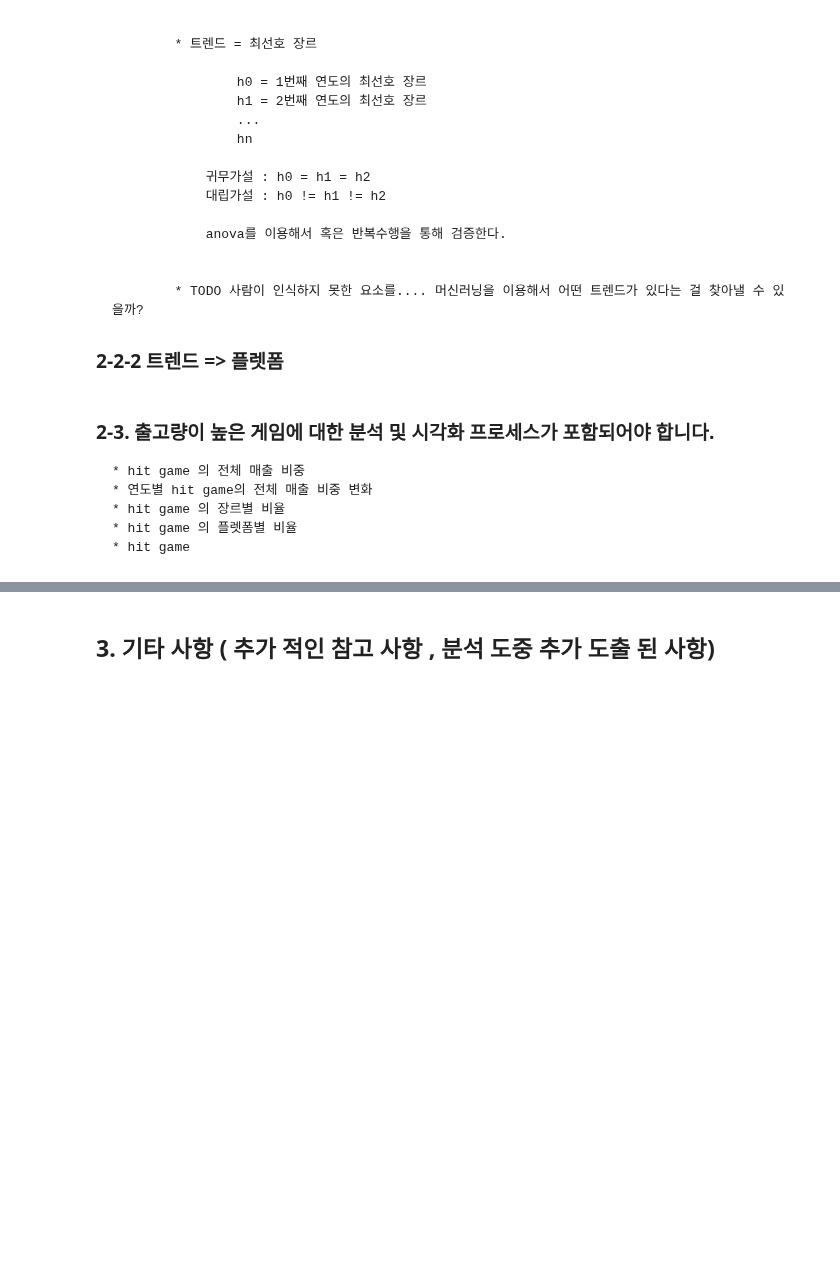
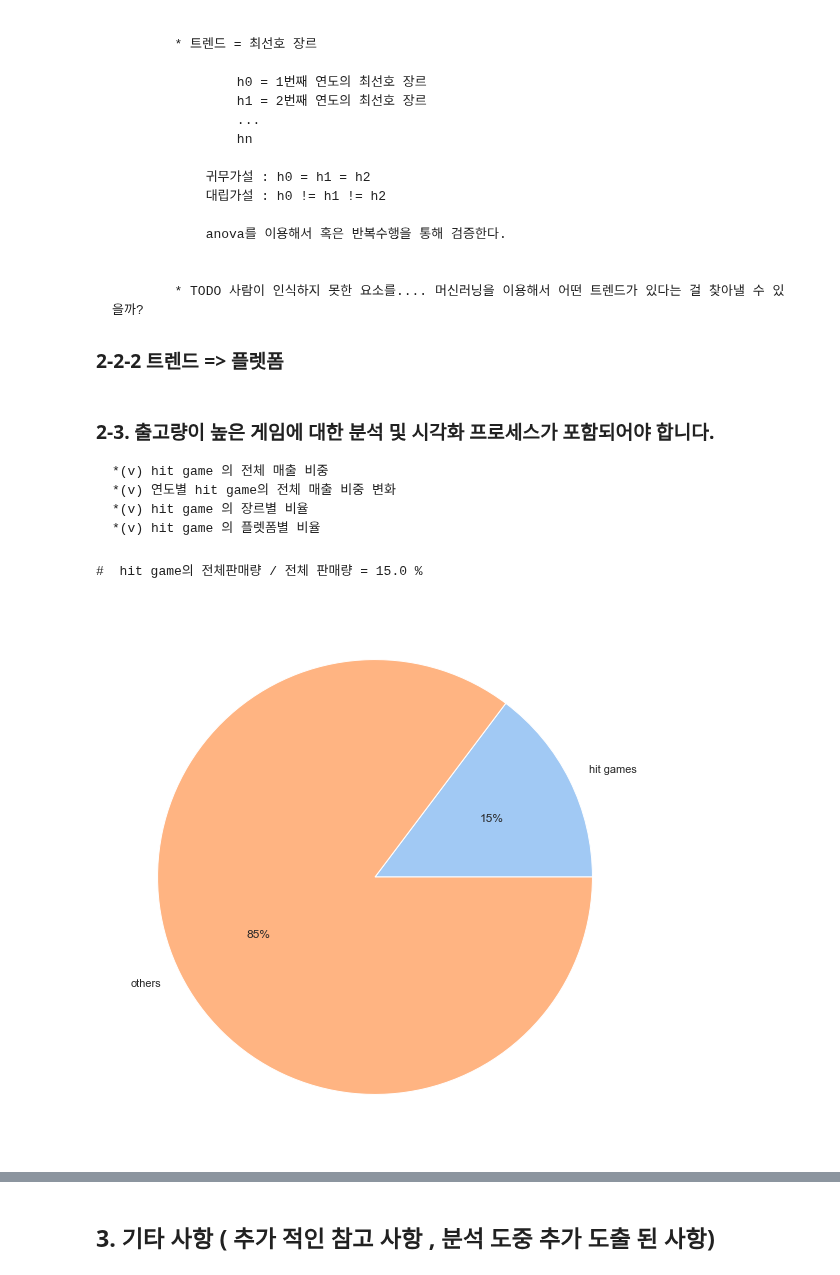
Before and after one commit to LamuneGitHub/A001_Python_Test, a Jupyter notebook: AI15_Prj_01/AI15-P1-이상필.ipynb, the cells around one changed output, grey strips where cells are left out. Drawn from its saved outputs; the diff is of its cells as text; code cells hidden in the pictures; blank space fills up the shorter version.

```diff
--- a/AI15_Prj_01/AI15-P1-이상필.ipynb
+++ b/AI15_Prj_01/AI15-P1-이상필.ipynb
@@ -36,6 +36,9 @@ def print_line_m() :
   print ("\n-----------------------")
 def print_line_s() :
   print ("\n----------")
+
+
+colors = sns.color_palette('pastel')[0:5]
 # %% [markdown]
 ## 함수 정의
 # %%
@@ -654,0 +753,18 @@ PS4     0.5
+# %%
+# hit game의 cluster 정하기
+list_cluster_hit_game = df_label_max.iloc[:4]['label'].values.tolist()
+print (list_cluster_hit_game)
+
+#(v)- p ( hit 게임)
+df_label_ratio = df['label'].value_counts(normalize=True ,dropna = True)
+P_hit = df_label_ratio.sort_values( )[:4].sum()
+display( P_hit )
+
+# hit 게임
+df_hit = df.query ( "label in @ list_cluster_hit_game "   )
+df_hit.reset_index ( drop=True)
+#(TODO)
+#df_hit = df.loc[ (df.label in [2, 4]).any() ]
+#df_hit = df[ ((df['label'] == 3 ) | ( df['label'] == 1 ))  ]
+
+df_hit.head()
@@ -655,3 +780,6 @@ PS4     0.5
+# %%
+# hit 컬럼에 hit game 여부 표시 하기
+df['hit'] = df.label.apply ( lambda x : True if x in list_cluster_hit_game else False   )
 # %% [markdown]
 ### 2-1. 지역에 따라서 선호하는 게임 장르가 다를까 라는 질문에 대답을 하셔야합니다.
 
@@ -752,8 +880,26 @@ PS4     0.5
 ### 2-2-2 트렌드 => 플렛폼
 # %% [markdown]
 ### 2-3. 출고량이 높은 게임에 대한 분석 및 시각화 프로세스가 포함되어야 합니다.
-    * hit game 의 전체 매출 비중
-    * 연도별 hit game의 전체 매출 비중 변화
-    * hit game 의 장르별 비율
-    * hit game 의 플렛폼별 비율
-    * hit game
+    *(v) hit game 의 전체 매출 비중
+    *(v) 연도별 hit game의 전체 매출 비중 변화
+    *(v) hit game 의 장르별 비율
+    *(v) hit game 의 플렛폼별 비율
+# %%
+# hit game 의 전체 매출 비중
+all_sales_df_boot = df.sum_Sales.sum()
+all_sales_df_hit =  df_hit.sum_Sales.sum()
+
+print ( f"#  hit game의 전체판매량 / 전체 판매량 = { np.round((all_sales_df_hit / all_sales_df_boot),2) * 100 } %")
+
+
+# 시각화
+lst_tmp = [ all_sales_df_hit , ( all_sales_df_boot - all_sales_df_hit )]
+keys = [ 'hit games' , 'others']
+
+# plotting data on chart
+plt.figure( figsize = (10,10) )
+plt.pie ( x=lst_tmp , labels=keys, autopct='%.0f%%' , colors=colors)
+plt.show()
+# %% [output]
+#  hit game의 전체판매량 / 전체 판매량 = 15.0 %
+[figure, added]
```
Also changed, not shown: parts of 10 cells of this notebook, 1 other file.
